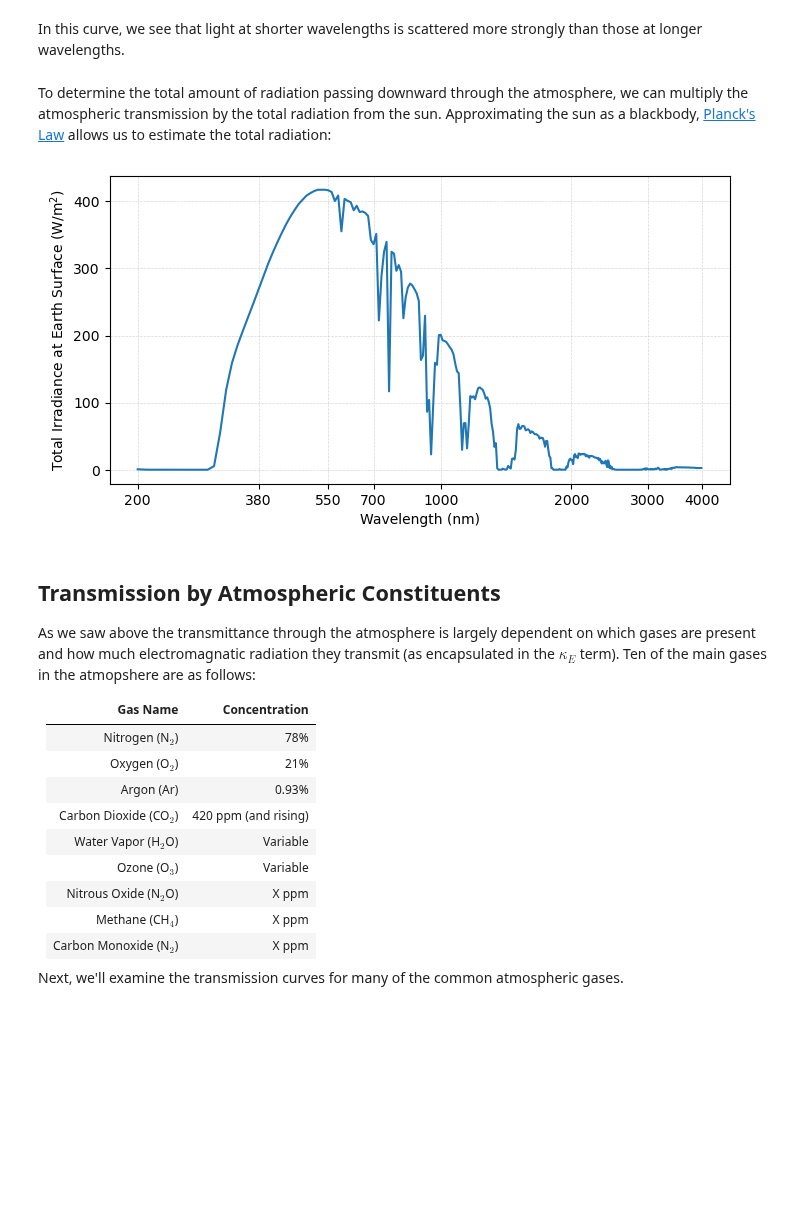
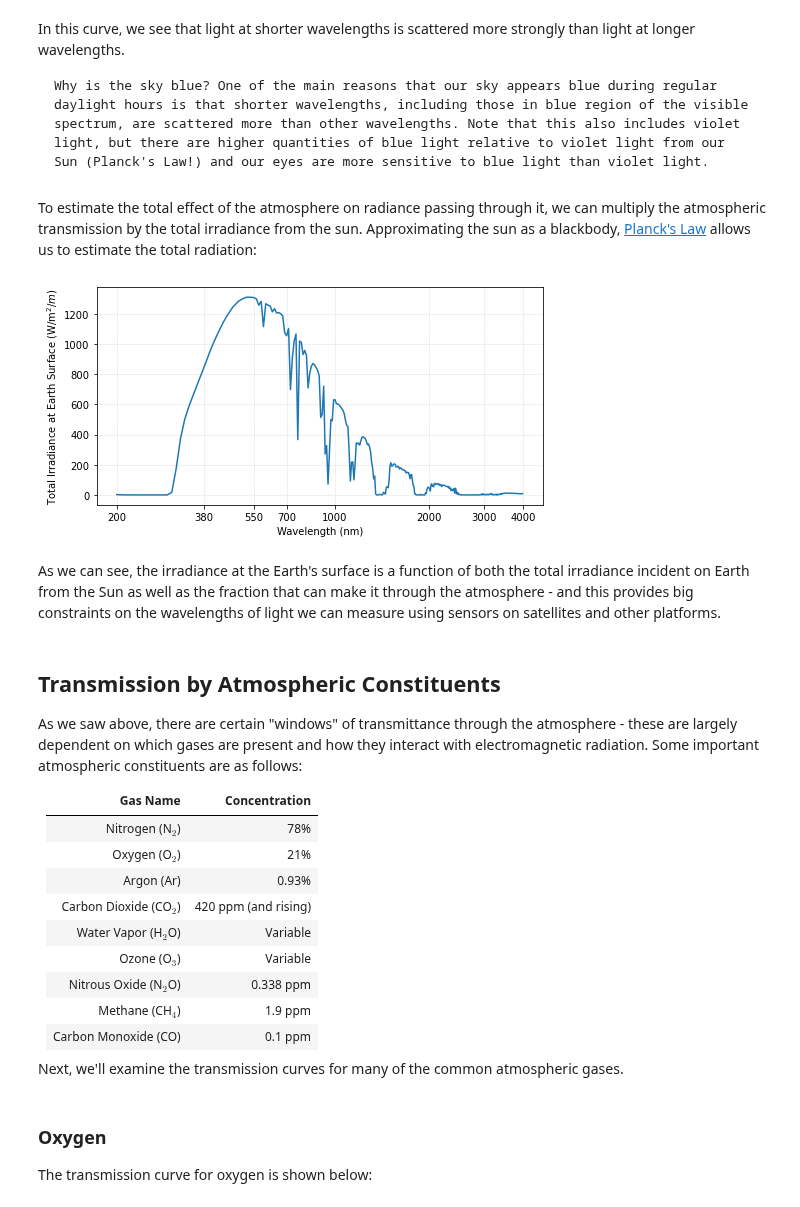
Before and after one commit to ProfMikeWood/ocean_remote_sensing_book, a Jupyter notebook: fundamentals/atmospheric_transmission.ipynb, the cells around one changed output. Saved outputs shown, nothing was run; the diff lists cells and outputs as text; code cells hidden in the pictures; blank space fills up the shorter version.

Commit message:
adding transmission page

````diff
--- a/fundamentals/atmospheric_transmission.ipynb
+++ b/fundamentals/atmospheric_transmission.ipynb
@@ -84,36 +109,42 @@ plot_transmission_figure(wavelengths, rayleigh,
 # %% [markdown]
-In this curve, we see that light at shorter wavelengths is scattered more strongly than those at longer wavelengths.
+In this curve, we see that light at shorter wavelengths is scattered more strongly than light at longer wavelengths.
+
+```{note}
+Why is the sky blue? One of the main reasons that our sky appears blue during regular daylight hours is that shorter wavelengths, including those in blue region of the visible spectrum, are scattered more than other wavelengths. Note that this also includes violet light, but there are higher quantities of blue light relative to violet light from our Sun (Planck's Law!) and our eyes are more sensitive to blue light than violet light.
+```
 # %% [markdown]
-To determine the total amount of radiation passing downward through the atmosphere, we can multiply the atmospheric transmission by the total radiation from the sun. Approximating the sun as a blackbody, [Planck's Law](https://profmikewood.github.io/ocean_remote_sensing_book/intro.html) allows us to estimate the total radiation:
+To estimate the total effect of the atmosphere on radiance passing through it, we can multiply the atmospheric transmission by the total irradiance from the sun. Approximating the sun as a blackbody, [Planck's Law](https://profmikewood.github.io/ocean_remote_sensing_book/blackbodies/#plancks-law) allows us to estimate the total radiation:
 # %%
 # Planck's Law
 T = 5525
 kB = 1.380649e-23
 h = 6.626e-34
 c = 299792458
 Fp = (2*h*c**2/(wavelengths/1e6)**5) * (1/(np.exp(h*c/((wavelengths/1e6)*kB*T))-1))
 
-# modify to account fot earth-sun difference
+# modify to account for earth-sun difference
 r_S = 6.96e8 # radius of sun
 d_ES = 1.5e14 # distance from Earth to Sun
-Fp_Earth = Fp*(r_S**2)/(d_ES**2)
+Fp_Earth = np.pi*Fp*(r_S**2)/(d_ES**2)
 
 # make a figure
 fig = plt.figure(figsize=(8,4))
 plt.plot(np.log10(wavelengths),  Fp_Earth*gas*rayleigh)
 xticks = np.log10(np.array([0.2, 0.38, 0.55, 0.7, 1, 2, 3, 4]))
 plt.gca().set_xticks(xticks)
 xtickslabels = ['200', '380', '550', '700', '1000', '2000', '3000', '4000']
 plt.gca().set_xticklabels(xtickslabels)
 plt.grid(linestyle='--', linewidth=0.5, alpha=0.5)
-plt.ylabel('Total Irradiance at Earth Surface (W/m$^2/nm$)')
+plt.ylabel('Total Irradiance at Earth Surface (W/m$^2/m$)')
 plt.xlabel('Wavelength (nm)')
 plt.show()
 # %% [output]
-[figure, old version]
+[figure, new version]
+# %% [markdown]
+As we can see, the irradiance at the Earth's surface is a function of both the total irradiance incident on Earth from the Sun as well as the fraction that can make it through the atmosphere - and this provides big constraints on the wavelengths of light we can measure using sensors on satellites and other platforms.
 # %% [markdown]
 ## Transmission by Atmospheric Constituents
-As we saw above the transmittance through the atmosphere is largely dependent on which gases are present and how much electromagnatic radiation they transmit (as encapsulated in the $\kappa_E$ term). Ten of the main gases in the atmopshere are as follows:
+As we saw above, there are certain "windows" of transmittance through the atmosphere - these are largely dependent on which gases are present and how they interact with electromagnetic radiation. Some important atmospheric constituents are as follows:
 
 | Gas Name | Concentration |
 |----------|---------|
@@ -123,11 +154,14 @@ As we saw above the transmittance through the atmosphere is largely dependent on
 | Carbon Dioxide (CO$_2$) | 420 ppm (and rising) |
 | Water Vapor (H$_2$O) | Variable |
 | Ozone (O$_3$) | Variable |
-| Nitrous Oxide (N$_2$O) | X ppm |
-| Methane (CH$_4$) | X ppm |
-| Carbon Monoxide (N$_2$) | X ppm |
+| Nitrous Oxide (N$_2$O) | 0.338 ppm |
+| Methane (CH$_4$) | 1.9 ppm |
+| Carbon Monoxide (CO) | 0.1 ppm |
 
 Next, we'll examine the transmission curves for many of the common atmospheric gases.
+# %% [markdown]
+### Oxygen
+The transmission curve for oxygen is shown below:
 # %%
 plot_transmission_figure(wavelengths, o2,
                          title = 'Oxygen')
````
Also changed, not shown: parts of 28 cells of this notebook, 4 other files.
